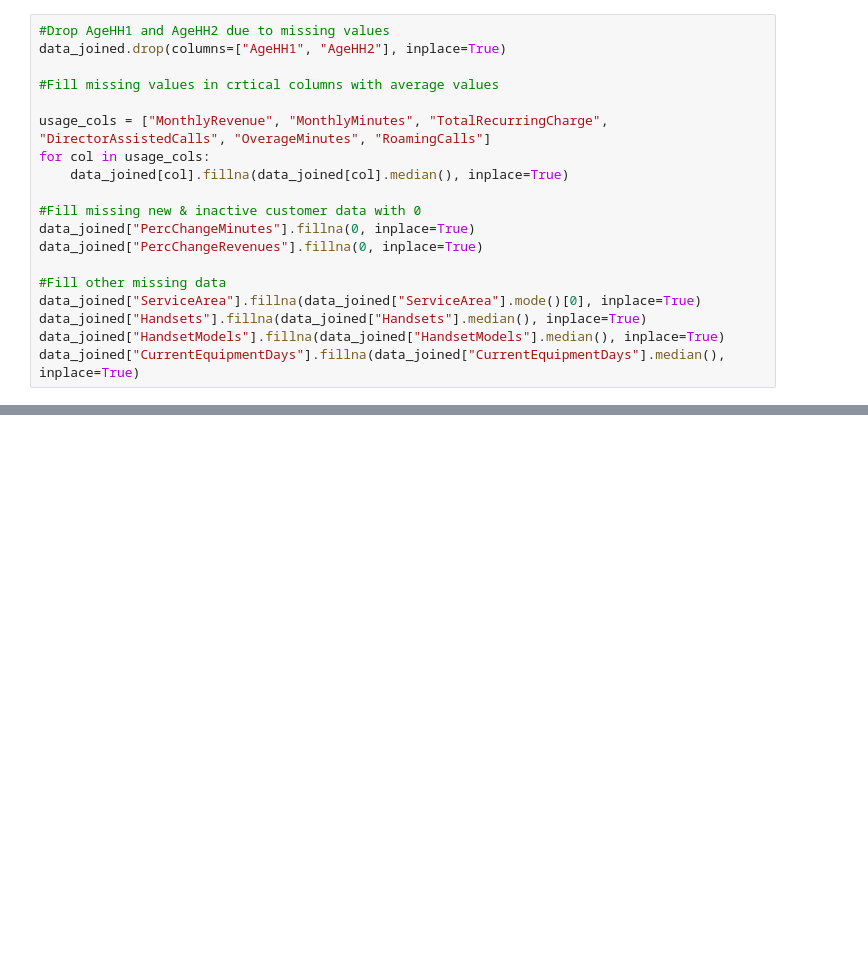
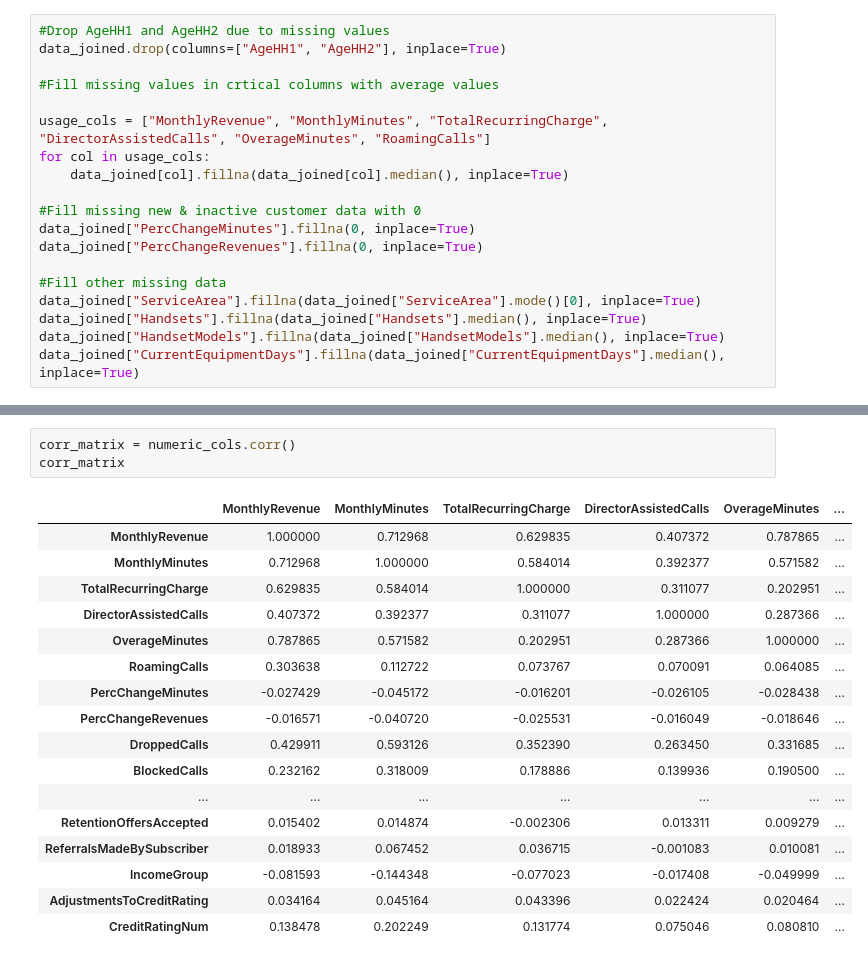
Before and after one commit to sthasubin429/slpt, a Jupyter notebook: src/telecom_churn.ipynb, the cells around one changed output, grey strips where cells are left out. Drawn from its saved outputs; the diff is of its cells as text; blank space fills up the shorter version.

```diff
--- a/src/telecom_churn.ipynb
+++ b/src/telecom_churn.ipynb
@@ -175,0 +253,21 @@ data_joined["CurrentEquipmentDays"].fillna(data_joined["CurrentEquipmentDays"].m
+# %%
+corr_matrix = numeric_cols.corr()
+corr_matrix
+# %% [output]
+|  | MonthlyRevenue | MonthlyMinutes | TotalRecurringCharge | DirectorAssistedCalls | OverageMinutes | ... |
+| MonthlyRevenue | 1.000000 | 0.712968 | 0.629835 | 0.407372 | 0.787865 | ... |
+| MonthlyMinutes | 0.712968 | 1.000000 | 0.584014 | 0.392377 | 0.571582 | ... |
+| TotalRecurringCharge | 0.629835 | 0.584014 | 1.000000 | 0.311077 | 0.202951 | ... |
+| DirectorAssistedCalls | 0.407372 | 0.392377 | 0.311077 | 1.000000 | 0.287366 | ... |
+| OverageMinutes | 0.787865 | 0.571582 | 0.202951 | 0.287366 | 1.000000 | ... |
+| RoamingCalls | 0.303638 | 0.112722 | 0.073767 | 0.070091 | 0.064085 | ... |
+| PercChangeMinutes | -0.027429 | -0.045172 | -0.016201 | -0.026105 | -0.028438 | ... |
+| PercChangeRevenues | -0.016571 | -0.040720 | -0.025531 | -0.016049 | -0.018646 | ... |
+| DroppedCalls | 0.429911 | 0.593126 | 0.352390 | 0.263450 | 0.331685 | ... |
+| BlockedCalls | 0.232162 | 0.318009 | 0.178886 | 0.139936 | 0.190500 | ... |
+| ... | ... | ... | ... | ... | ... | ... |
+| RetentionOffersAccepted | 0.015402 | 0.014874 | -0.002306 | 0.013311 | 0.009279 | ... |
+| ReferralsMadeBySubscriber | 0.018933 | 0.067452 | 0.036715 | -0.001083 | 0.010081 | ... |
+| IncomeGroup | -0.081593 | -0.144348 | -0.077023 | -0.017408 | -0.049999 | ... |
+| AdjustmentsToCreditRating | 0.034164 | 0.045164 | 0.043396 | 0.022424 | 0.020464 | ... |
+| CreditRatingNum | 0.138478 | 0.202249 | 0.131774 | 0.075046 | 0.080810 | ... |
```
Also changed, not shown: parts of 6 cells of this notebook, 3 other files.
